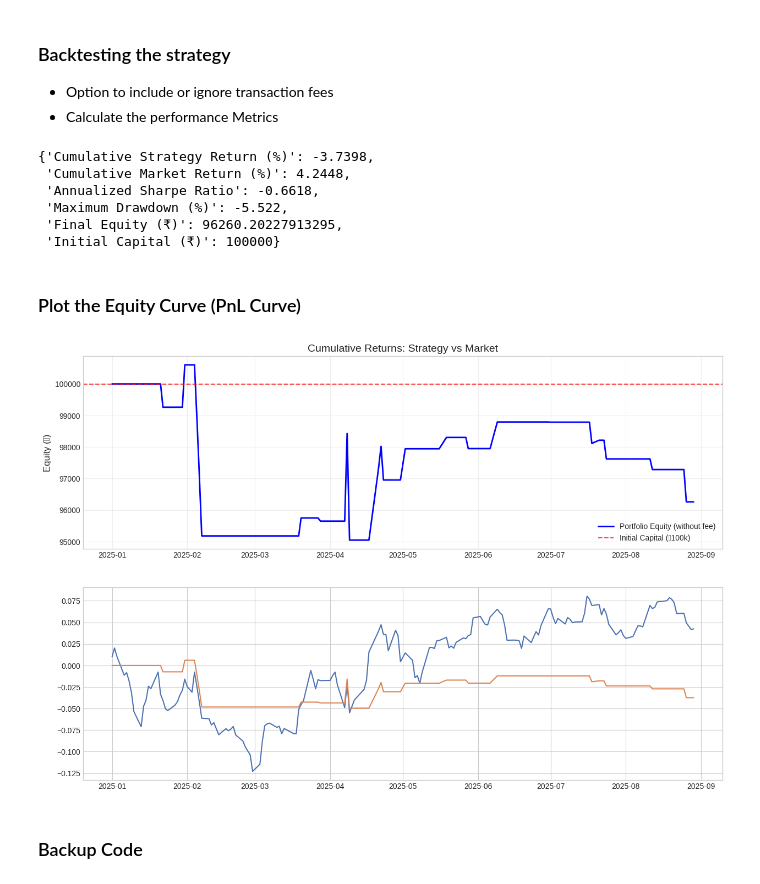
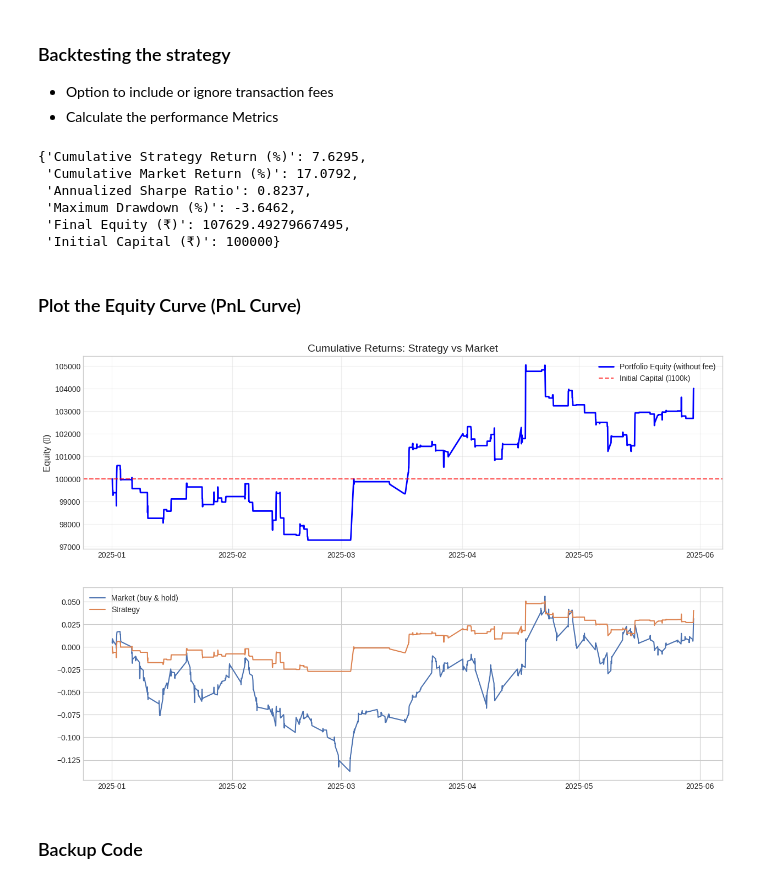
Before and after one commit to devanshu-cosmo/quant-trading-project, a Jupyter notebook: base_trading_strategy.ipynb, the cells around one changed output. Saved outputs shown, nothing was run; the diff lists cells and outputs as text; code cells hidden in the pictures.

```diff
--- a/base_trading_strategy.ipynb
+++ b/base_trading_strategy.ipynb
@@ -27,7 +27,7 @@ np.random.seed(42)
 # %%
 def download_stock_data(ticker, start_date, end_date):
     try:
-        df = yf.download(ticker, start=start_date, end=end_date, multi_level_index=False, auto_adjust=True)
+        df = yf.download(ticker, start=start_date, end=end_date, multi_level_index=False, auto_adjust=True, interval='1h')
         df.dropna(inplace=True)
         return df
     except Exception as e:
@@ -36,9 +36,9 @@ def download_stock_data(ticker, start_date, end_date):
 # %% [markdown]
 ### Visualize the preprocessed data
 # %%
-ticker = ["SBIN.NS"]
+ticker = ["RELIANCE.NS"]
 start_date = '2025-01-01'
-end_date = '2025-09-01'
+end_date = '2025-06-01'
 df = download_stock_data(ticker, start_date, end_date)
 ma_period = 10
 vma_period = 7
@@ -208,8 +208,8 @@ def generate_trading_signals(df_indicators):
     # Buy signal: C1 satisfied AND at least 2 of C2-C4 satisfied AND RSI not oversold
     buy_condition = (
         df_indicators['C1'] &
-        (df_indicators['conditions_count'] >= 2) &
-        (df_indicators['rsi'] >= 30)  # RSI not below 30
+        (df_indicators['conditions_count'] >= 2) # &
+        # (df_indicators['rsi'] >= 30)  # RSI not below 30
     )
     df_indicators.loc[buy_condition, 'signal'] = 1
 
@@ -320,39 +321,39 @@ metrics, df_backtest = run_backtest(df_positions)
 
 metrics
 # %% [output]
-{'Cumulative Strategy Return (%)': -3.7398,
- 'Cumulative Market Return (%)': 4.2448,
- 'Annualized Sharpe Ratio': -0.6618,
- 'Maximum Drawdown (%)': -5.522,
- 'Final Equity (₹)': 96260.20227913295,
+{'Cumulative Strategy Return (%)': 7.6295,
+ 'Cumulative Market Return (%)': 17.0792,
+ 'Annualized Sharpe Ratio': 0.8237,
+ 'Maximum Drawdown (%)': -3.6462,
+ 'Final Equity (₹)': 107629.49279667495,
  'Initial Capital (₹)': 100000}
 # %% [markdown]
 ### Plot the Equity Curve (PnL Curve)
 # %%
 def plot_backtest_results(df_backtest):
 
     fig, (ax1, ax2) = plt.subplots(2, 1, figsize=(15, 10))
 
     # Plot 1: Equity curve
     ax1.plot(df_backtest.index, df_backtest['capital_equity'], linewidth=2, color='blue', label='Portfolio Equity (without fee)')
     # ax1.plot(df_backtest_with_fee.index, df_backtest_with_fee['equity'], linewidth=2, color='orange', label='Portfolio Equity (with fee)')
     ax1.axhline(y=100000, color='red', linestyle='--', alpha=0.7, label='Initial Capital (₹100k)')
     ax1.set_title('Portfolio Equity Curve')
     ax1.set_ylabel('Equity (₹)')
     ax1.legend()
     ax1.grid(True, alpha=0.3)
 
     # Plot 2: Drawdown
     ax2.plot(df_backtest.index, df_backtest['cum_market'], label='Market (buy & hold)')
     ax2.plot(df_backtest.index, df_backtest['cum_strategy'], label='Strategy')
     ax1.set_title('Cumulative Returns: Strategy vs Market')
-
+    ax2.legend()
     # plt.tight_layout()
     # plt.savefig("equity_curve.pdf", format="pdf", dpi=300)
     # plt.show()
 plot_backtest_results(df_backtest)
 # %% [output]
-[figure, old version]
+[figure, new version]
 # %% [markdown]
 ### Backup Code
 # %%
```
Also changed, not shown: parts of 3 cells of this notebook.
